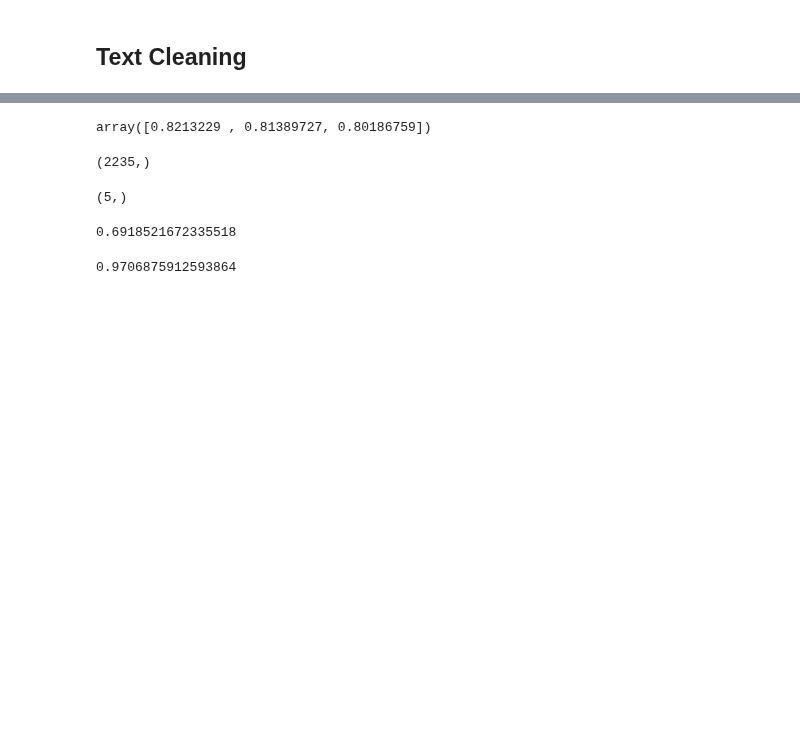
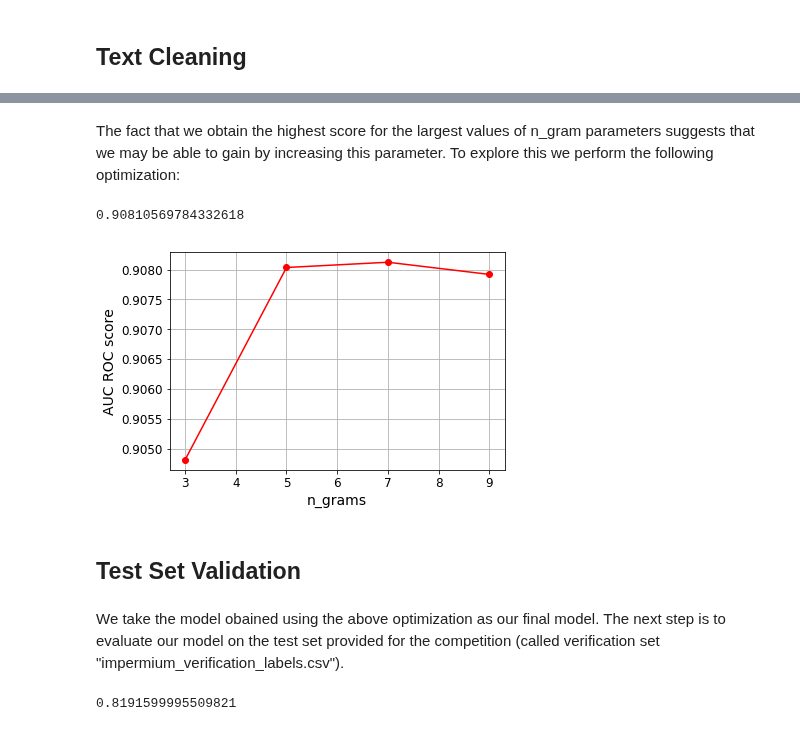
Before and after one commit to amirnasri/Data-Science, a Jupyter notebook: ds_blog/content/insults_kaggle.ipynb, the cells around one changed output, grey strips where cells are left out. Saved outputs shown, nothing was run; the diff lists cells and outputs as text; code cells hidden in the pictures; blank space fills up the shorter version.

```diff
--- a/ds_blog/content/insults_kaggle.ipynb
+++ b/ds_blog/content/insults_kaggle.ipynb
@@ -78,0 +125,4 @@ prep.fit_transform(comments)
+# %%
+train_sample = train_total.sample(10)
+train_sample['Comment_clean'] = preprocessor.fit_transform(train_sample['Comment'])
+train_sample[['Comment', 'Comment_clean']]
@@ -163,10 +235,5 @@ array([0.90342138, 0.9048609 , 0.91351694])
 # %%
 from sklearn.model_selection import cross_val_score
-from sklearn.metrics import roc_auc_score
-
-def scoring(estimator, X, y):
-    y_pred = estimator.predict_proba(X)
-    return roc_auc_score(y, y_pred[:, 1])
 
 cross_val_score(pl, train_total.Comment, train_total.Insult, scoring=scoring)
 # %% [output]
@@ -174,9 +240,0 @@ array([0.90349053, 0.9048758 , 0.91348496])
-# %%
-from sklearn.model_selection import cross_val_score
-from sklearn.metrics import roc_auc_score
-
-def scoring(estimator, X, y):
-    y_pred = estimator.predict_proba(X)
-    return roc_auc_score(y, y_pred[:, 1])
-
-cross_val_score(pl, train_total.Comment, train_total.Insult, scoring=scoring)
@@ -211,25 +269,47 @@ array([0.90370966, 0.90502588, 0.91382083])
-# %%
-cross_val_score(clf, verfication_set.Comment, verfication_set.Insult, scoring=scoring)
-# %% [output]
-array([0.8213229 , 0.81389727, 0.80186759])
-# %%
-y_ver.shape
-# %% [output]
-(2235,)
-# %%
-y_ver_pred.shape
-# %% [output]
-(5,)
+# %% [markdown]
+The fact that we obtain the highest score for the largest values of n_gram parameters suggests that we may be able to gain by increasing this parameter. To explore this we perform the following optimization:
+# %%
+from sklearn.model_selection import GridSearchCV
+import numpy as np
+
+param_grid = {'clf__C':np.logspace(0, 1.5, 10),
+              'fu__tfidv_word__ngram_range': [(1, 3)],
+              'fu__tfidv_char__ngram_range': [(1, 3), (1, 5), (1, 7), (1, 9)],
+              'fu__tfidv_char__min_df': [4],
+              'fu__tfidv_char__stop_words': ['english'],
+             }
+gs = GridSearchCV(pl, param_grid, scoring=scoring, n_jobs=4, verbose=10)
+gs.fit(train_total.Comment, train_total.Insult)
+
+gs.best_score_
+# %% [output]
+0.90810569784332618
+# %%
+import matplotlib.pyplot as plt
+x_data = [3, 5, 7, 9]
+y_data = gs.cv_results_['mean_test_score'].reshape(10, 4).max(axis=0)
+plt. plot(x_data, y_data, 'r-o');
+plt.xlabel('n_grams', fontsize=14)
+plt.xticks(fontsize=12)
+plt.ylabel('AUC ROC score', fontsize=14)
+plt.yticks(fontsize=12)
+plt.grid(True)
+plt.show()
+# %% [output]
+[figure, added]
+# %% [markdown]
+## Test Set Validation
+# %% [markdown]
+We take the model obained using the above optimization as our final model. The next step is to evaluate our model on the test set provided for the competition (called verification set "impermium_verification_labels.csv").
 # %%
+from sklearn.metrics import roc_auc_score
 
-from sklearn.metrics import roc_auc_score
+clf = gs.best_estimator_
+
+clf.fit(train_total.Comment, train_total.Insult)
 y_ver_pred = clf.predict_proba(verfication_set.Comment)[:, 1]
 y_ver = verfication_set.Insult
 
 roc_auc_score(y_ver, y_ver_pred)
 # %% [output]
-0.6918521672335518
+0.8191599995509821
-# %%
-0.8177848818842078/0.84248
-# %% [output]
-0.9706875912593864
```
Also changed, not shown: parts of 42 cells of this notebook, 1 other file.
